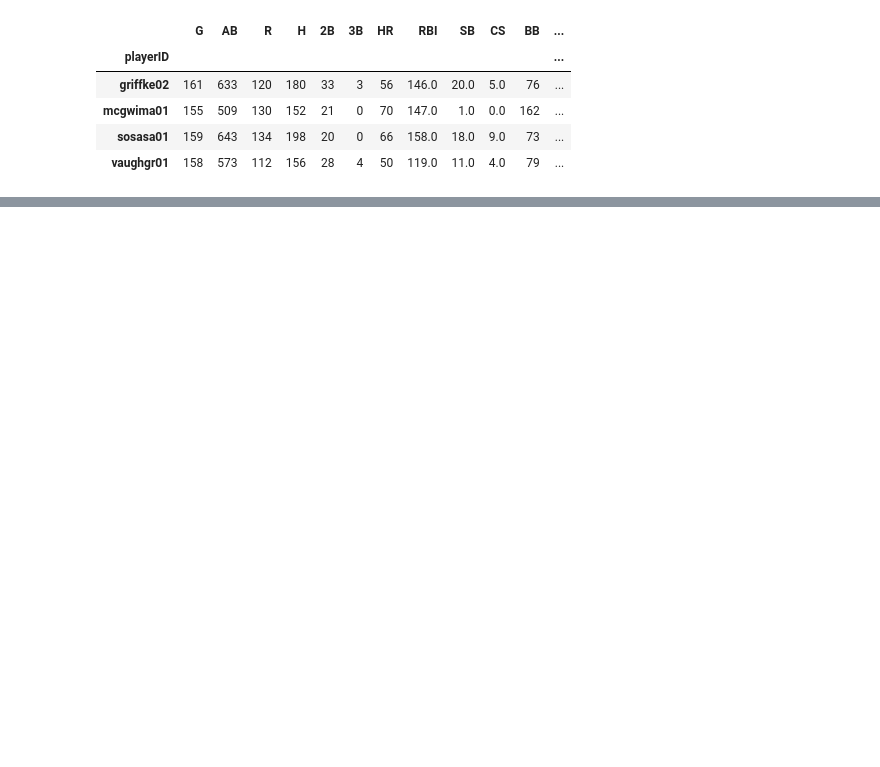
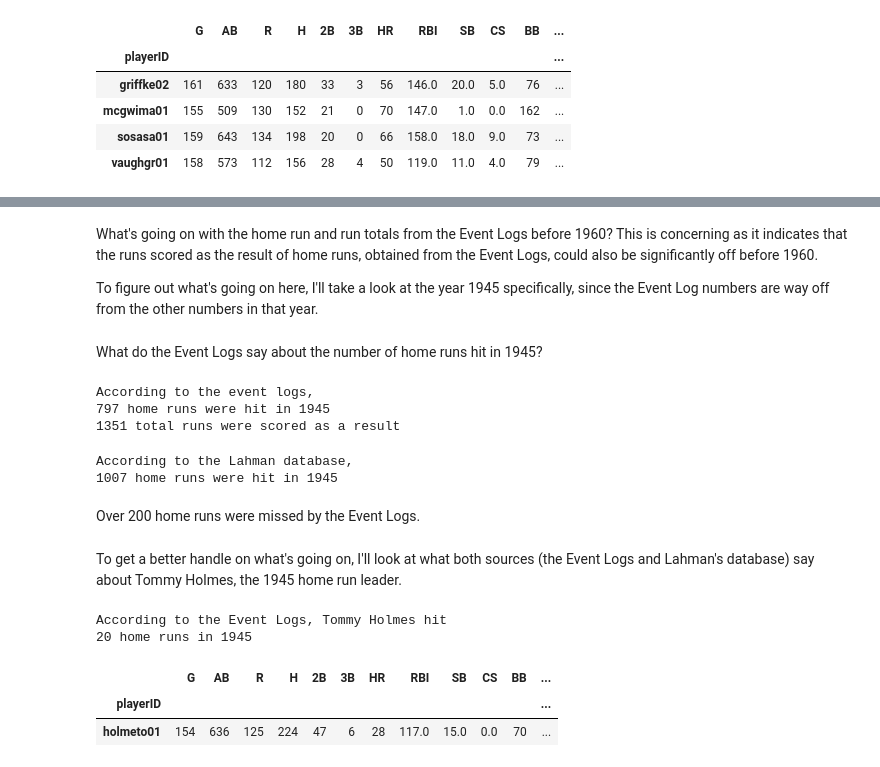
Before and after one commit to tdauer2718/Baseball, a Jupyter notebook: Sandbox.ipynb, the cells around one changed output, grey strips where cells are left out. Cells and saved outputs as stored; diff of their text form; code cells hidden in the pictures; blank space fills up the shorter version.

```diff
--- a/Sandbox.ipynb
+++ b/Sandbox.ipynb
@@ -167,0 +430,74 @@ df.loc[df.HR >= 50]
+# %% [markdown]
+What's going on with the home run and run totals from the Event Logs before 1960? This is concerning as it indicates that the runs scored as the result of home runs, obtained from the Event Logs, could also be significantly off before 1960.
+
+To figure out what's going on here, I'll take a look at the year 1945 specifically, since the Event Log numbers are way off from the other numbers in that year.
+# %% [markdown]
+What do the Event Logs say about the number of home runs hit in 1945?
+# %%
+year = 1945
+
+homeruns = 0
+extra_runs_from_homeruns = 0
+data_dir = '1940seve/'
+test = []
+for filepath in Path(data_dir).glob(f'{year}*.EV*'):
+    with open(filepath, 'r') as f:
+        content = f.readlines()
+        HR_list = re.findall('.*,HR[/.\d].*', ''.join(content))
+        HR_list += re.findall('.*,H[/.\d].*', ''.join(content))
+        HR_list += re.findall(f'.*,HR\n', ''.join(content))
+        HR_list += re.findall(f'.*,H\n', ''.join(content))
+        test += re.findall('.*,HR[^/].*', ''.join(content))
+        homeruns += len(HR_list)
+        extra_runs_from_homeruns += sum([len(re.findall('\d-H', line)) for line in HR_list])
+
+runs_from_homeruns = homeruns + extra_runs_from_homeruns
+print("According to the event logs,")
+print(homeruns, f"home runs were hit in {year}")
+print(runs_from_homeruns, "total runs were scored as a result")
+# %% [output]
+According to the event logs,
+797 home runs were hit in 1945
+1351 total runs were scored as a result
+# %%
+df = year_dict[1945]
+print("According to the Lahman database,")
+print(f"{df.HR.sum()} home runs were hit in 1945")
+# %% [output]
+According to the Lahman database,
+1007 home runs were hit in 1945
+# %% [markdown]
+Over 200 home runs were missed by the Event Logs.
+# %% [markdown]
+To get a better handle on what's going on, I'll look at what both sources (the Event Logs and Lahman's database) say about Tommy Holmes, the 1945 home run leader.
+# %%
+year = 1945
+player = 'holmt101'
+all_HR = []
+
+homeruns = 0
+data_dir = '1940seve/'
+test = []
+for filepath in Path(data_dir).glob(f'{year}*.EV*'):
+    with open(filepath, 'r') as f:
+        content = f.readlines()
+        HR_list = re.findall(f'{player}.*,HR[/.\d].*', ''.join(content))
+        HR_list += re.findall(f'{player}.*,H[/.\d].*', ''.join(content))
+        HR_list += re.findall(f'{player}.*,HR\n', ''.join(content))
+        HR_list += re.findall(f'{player}.*,H\n', ''.join(content))
+        homeruns += len(HR_list)
+        all_HR += HR_list
+
+runs_from_homeruns = homeruns + extra_runs_from_homeruns
+print("According to the Event Logs, Tommy Holmes hit")
+print(homeruns, f"home runs in {year}")
+# %% [output]
+According to the Event Logs, Tommy Holmes hit
+20 home runs in 1945
+# %%
+df = year_dict[1945]
+df.loc[df.index == 'holmeto01']
+# %% [output]
+|  | G | AB | R | H | 2B | 3B | HR | RBI | SB | CS | BB | ... |
+| playerID |  |  |  |  |  |  |  |  |  |  |  | ... |
+| holmeto01 | 154 | 636 | 125 | 224 | 47 | 6 | 28 | 117.0 | 15.0 | 0.0 | 70 | ... |
```
Also changed, not shown: parts of 62 cells of this notebook.
